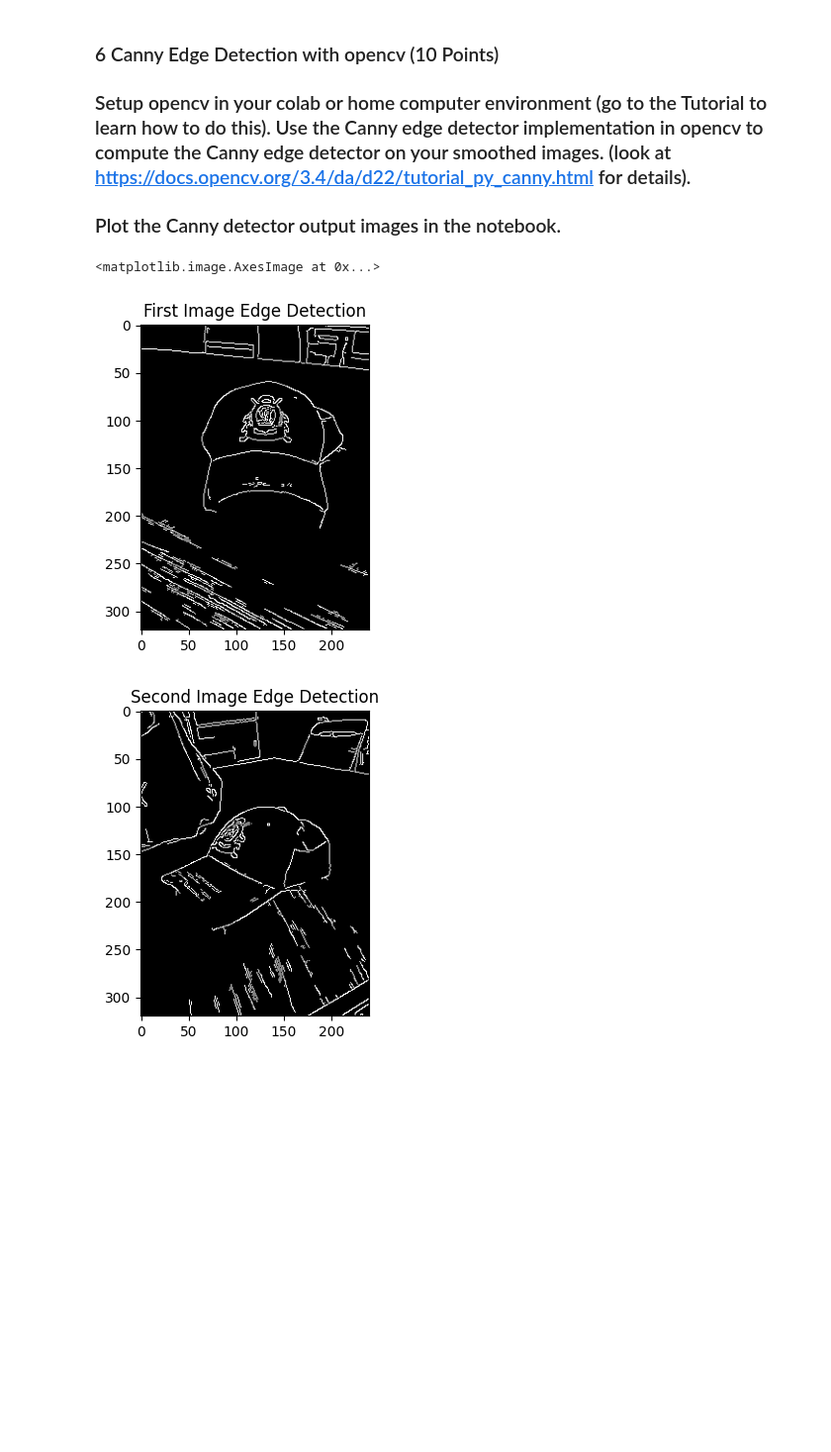
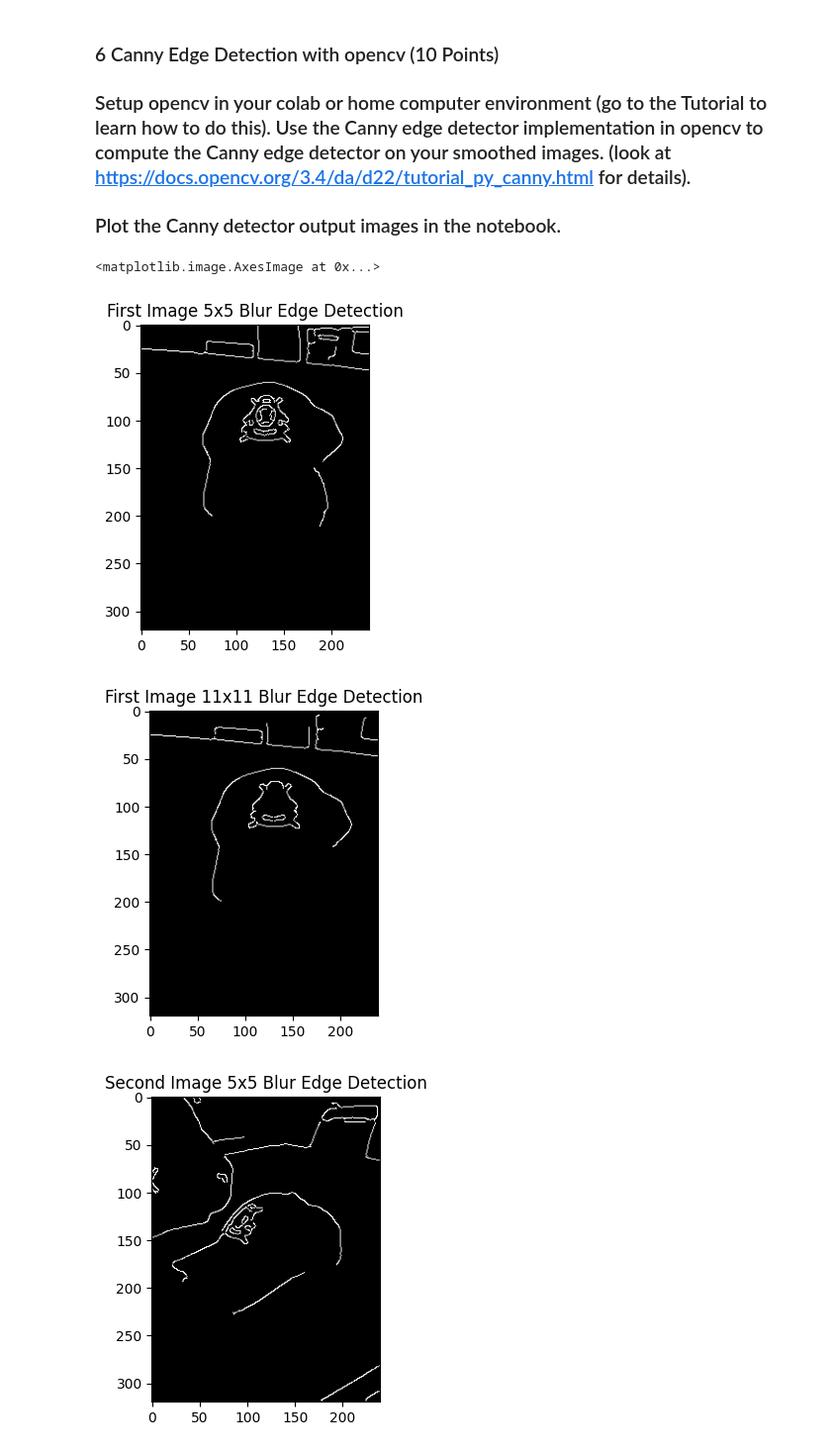
Before and after one commit to MikeRaff/ECSE_415, a Jupyter notebook: A1.ipynb, the cells around one changed output. Shown at 99% size. Drawn from its saved outputs; the diff is of its cells as text; code cells hidden in the pictures; blank space fills up the shorter version.

```diff
--- a/A1.ipynb
+++ b/A1.ipynb
@@ -54,28 +55,27 @@ plt.imshow(gray2, cmap='gray')
 # Creating custom kernels
 
 # 5x5 kernel
-kern1_1 = cv2.GaussianBlur(gray1, (5,5), 100)
-kern1_2 = cv2.GaussianBlur(gray2, (5,5), 100)
+kern1_5x5 = cv2.GaussianBlur(gray1, (5,5), 2)
+kern2_5x5 = cv2.GaussianBlur(gray2, (5,5), 2)
 
 # 11x11 kernel
-kern2_1 = cv2.GaussianBlur(gray1, (11,11), 100)
-kern2_2 = cv2.GaussianBlur(gray2, (11,11), 100)
-
+kern1_11x11 = cv2.GaussianBlur(gray1, (11,11), 2)
+kern2_11x11 = cv2.GaussianBlur(gray2, (11,11), 2)
 
 #plotting
 plt.figure(figsize=(3,4))
 plt.title("First Image with 5x5 pixel Gaussian Blur")
-plt.imshow(kern1_1, cmap='gray')
+plt.imshow(kern1_5x5, cmap='gray')
 plt.figure(figsize=(3,4))
 plt.title("Second Image with 5x5 pixel Gaussian Blur")
-plt.imshow(kern1_2, cmap='gray')
+plt.imshow(kern2_5x5, cmap='gray')
 
 plt.figure(figsize=(3,4))
 plt.title("First Image with 11x11 pixel Gaussian Blur")
-plt.imshow(kern2_1, cmap='gray')
+plt.imshow(kern1_11x11, cmap='gray')
 plt.figure(figsize=(3,4))
 plt.title("Second Image with 11x11 pixel Gaussian Blur")
-plt.imshow(kern2_2, cmap='gray')
+plt.imshow(kern2_11x11, cmap='gray')
 # %% [output]
 <matplotlib.image.AxesImage at 0x...>
 [figure]
@@ -152,16 +156,35 @@ plt.imshow(orientation2, cmap='jet')
 ### Plot the Canny detector output images in the notebook.
 # %%
 # Detecting edges using the .Canny() function
-edges1 = cv2.Canny(gray1,100,200)
-edges2 = cv2.Canny(gray2,100,200)
+# first we fix the data type so that it wroks with cv2.Canny()
+# then we apply cv2.Canny() edge detection
+kern1_5x5 = np.array(kern1_5x5, dtype=np.uint8)
+edges1 = cv2.Canny(kern1_5x5,100,200)
+
+kern1_11x11 = np.array(kern1_11x11, dtype=np.uint8)
+edges11 = cv2.Canny(kern1_11x11,100,200)
+
+kern2_5x5 = np.array(kern2_5x5, dtype=np.uint8)
+edges2 = cv2.Canny(kern2_5x5,100,200)
+
+kern2_11x11 = np.array(kern2_11x11, dtype=np.uint8)
+edges22 = cv2.Canny(kern2_11x11,100,200)
 
 plt.figure(figsize=(3,4))
-plt.title("First Image Edge Detection")
+plt.title("First Image 5x5 Blur Edge Detection")
 plt.imshow(edges1, cmap='gray')
 plt.figure(figsize=(3,4))
-plt.title("Second Image Edge Detection")
+plt.title("First Image 11x11 Blur Edge Detection")
+plt.imshow(edges11, cmap='gray')
+
+plt.figure(figsize=(3,4))
+plt.title("Second Image 5x5 Blur Edge Detection")
 plt.imshow(edges2, cmap='gray')
+plt.figure(figsize=(3,4))
+plt.title("Second Image 11x11 Blur Edge Detection")
+plt.imshow(edges22, cmap='gray')
 # %% [output]
 <matplotlib.image.AxesImage at 0x...>
-[figure, old version]
+[figure, new version]
-[figure, old version]
+[figure, new version]
+[figure, added]
```
Also changed, not shown: parts of 5 cells of this notebook.
